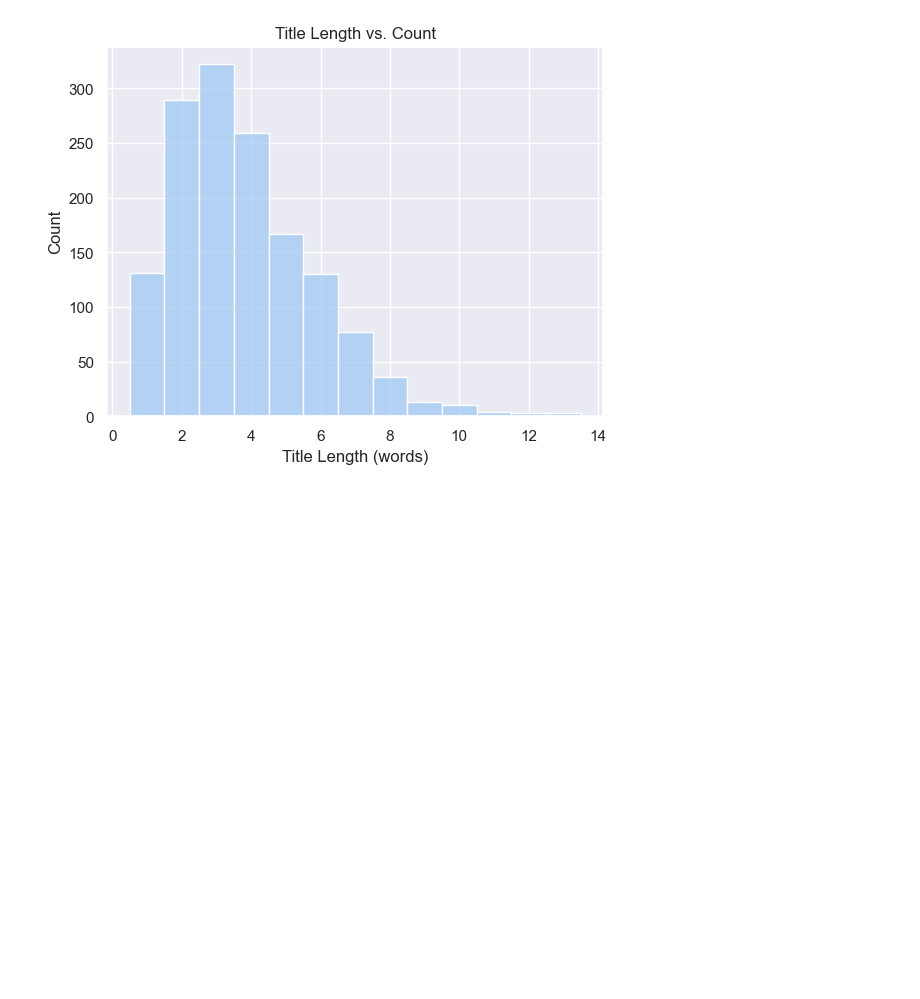
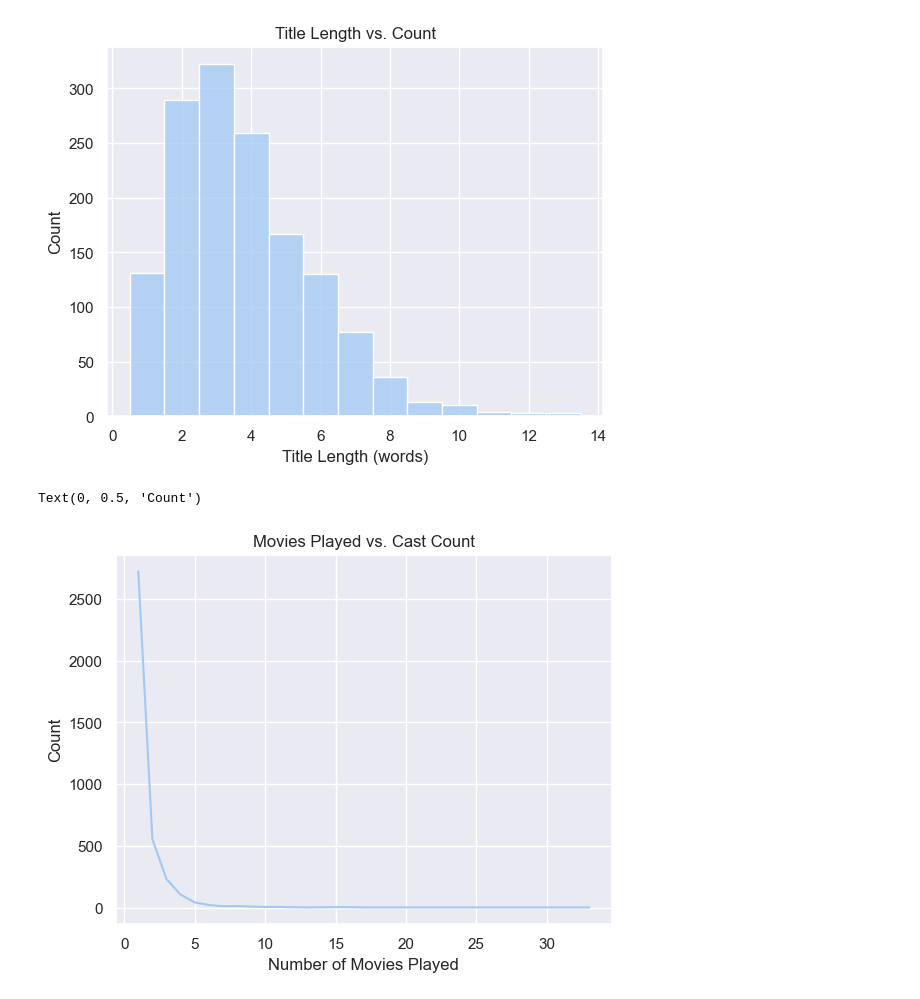
Before and after one commit to dvnatanael/data5006-data-analysis, a Jupyter notebook: Tiny_Data_Analysis_Disney+.ipynb, the cells around one changed output. Saved outputs shown, nothing was run; the diff lists cells and outputs as text; code cells hidden in the pictures; blank space fills up the shorter version.

Commit message:
feat: add plot for cast movies played

```diff
--- a/Tiny_Data_Analysis_Disney+.ipynb
+++ b/Tiny_Data_Analysis_Disney+.ipynb
@@ -255,3 +255,12 @@ p.set_xlabel("Title Length (words)")
 _ = p.set_ylabel("Count")
 # %% [output]
 [figure]
+# %%
+data = cleaned_df[["cast"]].explode("cast").groupby("cast").size().value_counts()
+p = sns.lineplot(data)
+p.set_title("Movies Played vs. Cast Count")
+p.set_xlabel("Number of Movies Played")
+p.set_ylabel("Count")
+# %% [output]
+Text(0, 0.5, 'Count')
+[figure, added]
```
Also changed, not shown: 1 other file.
